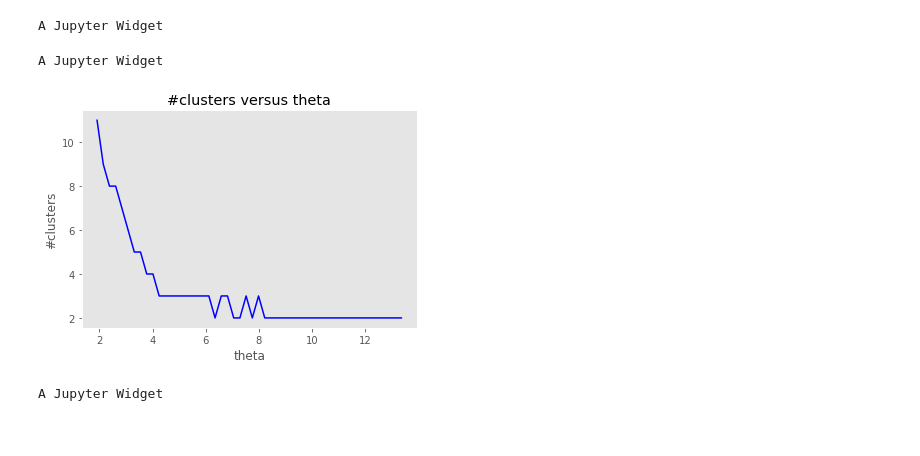
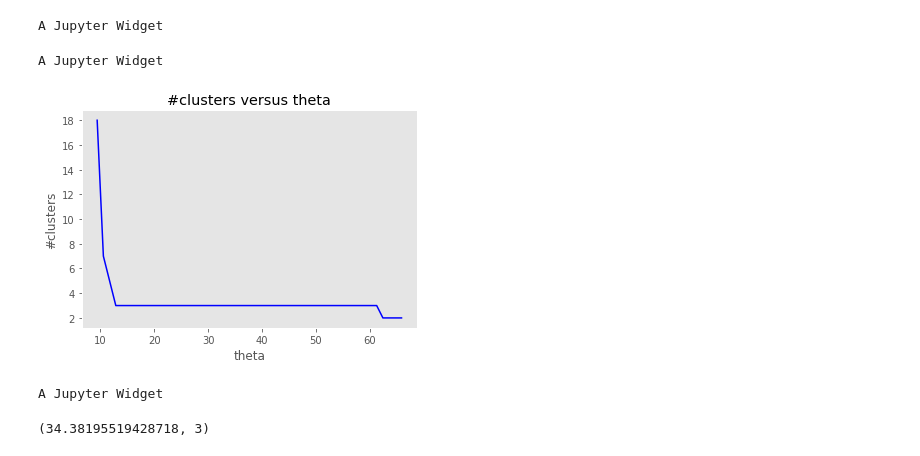
Before and after one commit to Insert-Generic-Name-Here/Movielens-data-classification, a Jupyter notebook: fookin-bsas.ipynb, the cells around one changed output. Drawn from its saved outputs; the diff is of its cells as text; code cells hidden in the pictures.

Commit message:
Updated BSAS Algorithm

```diff
--- a/fookin-bsas.ipynb
+++ b/fookin-bsas.ipynb
@@ -8,7 +8,7 @@ from scipy.spatial.distance import euclidean
 from matplotlib import style;  style.use('ggplot')
 from sklearn.datasets.samples_generator import make_blobs
 # %%
-X, y = make_blobs(n_samples=100, centers=3, n_features=2)
+X, y = make_blobs(n_samples=1000, centers=3, n_features=50)
 # %%
 plt.scatter(X[:,0], X[:,1])
 plt.show()
@@ -81,17 +81,38 @@ class BSAS:
         return minKey
 
     def __findOptimalCluster(self, clusters):
-        min_cluster = np.inf
-        min_cluster2 = np.inf
+        clusters_frq = {}
+        min_cluster = np.min(clusters)
         for cluster in tqdm_notebook(clusters, desc='Finding Optimal Cluster...'):
-            if (cluster < min_cluster2 and cluster != min_cluster):
-                if(cluster < min_cluster):
-                    min_cluster2 = min_cluster
-                    min_cluster = cluster
-                else:
-                    min_cluster2 = cluster
-        return min_cluster2
+            if (cluster == min_cluster):
+                continue
+            try:
+                clusters_frq[cluster] += 1
+            except:
+                clusters_frq[cluster] = 1
+        opt_cluster = None; frq_opt_cluster = -np.inf
 
+        for key in clusters_frq:
+            tmp = clusters_frq[key]
+            if (tmp > frq_opt_cluster):
+                frq_opt_cluster = tmp
+                opt_cluster = key
+        return opt_cluster
+#         min_cluster = np.inf
+#         min_cluster2 = np.inf
+#         for cluster in tqdm_notebook(clusters, desc='Finding Optimal Cluster...'):
+#             if (cluster < min_cluster2 and cluster != min_cluster):
+#                 if(cluster < min_cluster):
+#                     min_cluster2 = min_cluster
+#                     min_cluster = cluster
+#                 else:
+#                     min_cluster2 = cluster
+#         return min_cluster2
+    '''
+        TO-DO--Restructure Algorithm With the following idea:
+        find the longest step which gives the number of clusters
+        that are not equal to the minimum number of clusters.
+    '''
     def __findOptimalTheta(self, opt_cluster, clusters, theta):
         cl_start = 0; cl_fin = 0; cl_key = None
         found = False
@@ -213,10 +234,15 @@ plt.show()
 # %%
+clf = BSAS()
 clf.fit_best(X.T, first_time=True, n_times=50)
 # %% [output]
 A Jupyter Widget
 A Jupyter Widget
-[figure, old version]
+[figure, new version]
 A Jupyter Widget
+# %%
+clf.specs()
+# %% [output]
+(34.38195519428718, 3)
 # %%
 order = np.random.permutation(range(X.shape[0]))
 clf.fit(X.T, order)
```
Also changed, not shown: parts of 10 cells of this notebook, 3 other files.
